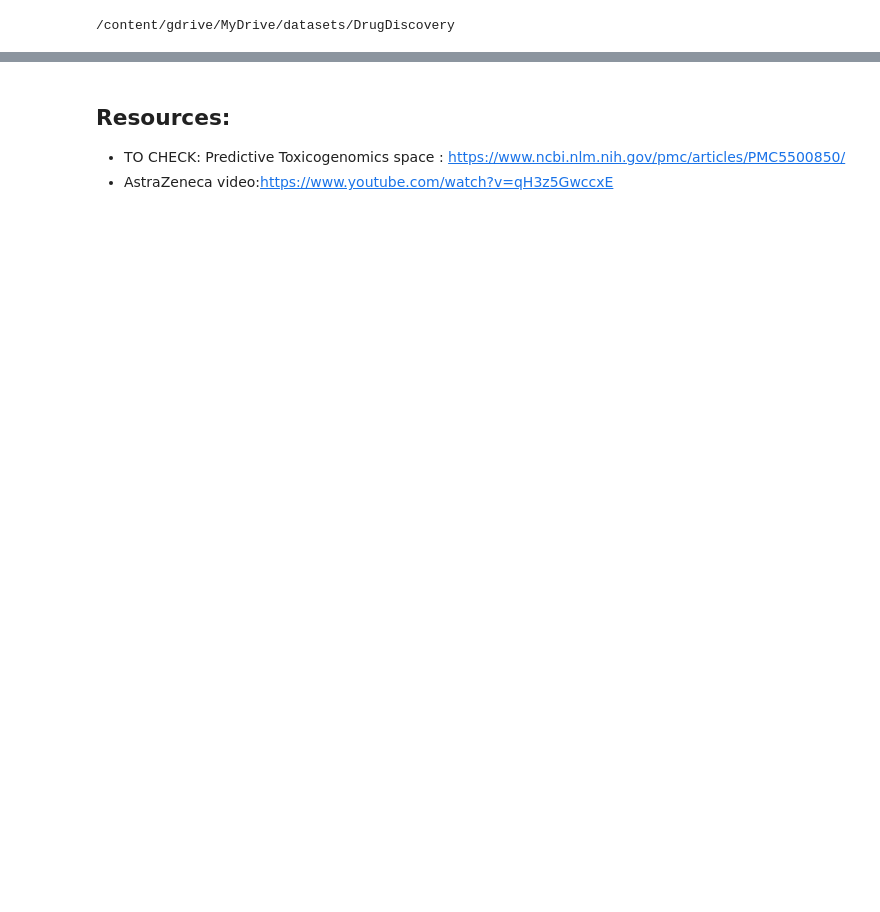
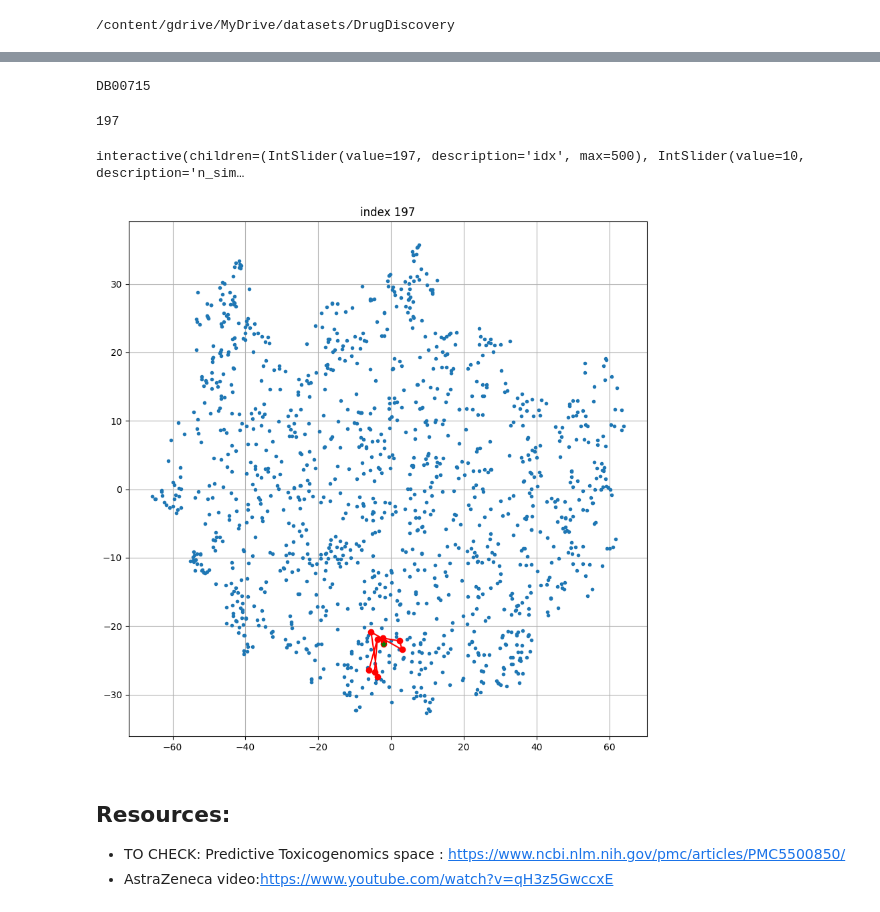
Before and after one commit to mylonasc/drug-discovery-gnns, a Jupyter notebook: dev/Drug_discovery_1.ipynb, the cells around one changed output, grey strips where cells are left out. Saved outputs shown, nothing was run; the diff lists cells and outputs as text; code cells hidden in the pictures; blank space fills up the shorter version.

```diff
--- a/dev/Drug_discovery_1.ipynb
+++ b/dev/Drug_discovery_1.ipynb
@@ -1114,0 +1183,2 @@ Full drugbank: 15235
+# %%
+res = TSNE().fit_transform(partial_emb_arr)
@@ -1115,3 +1190,59 @@ Full drugbank: 15235
+# %%
+items = [i for i in dict_drug_idx.items()]
+drug_emb_inds = np.array([key_idx[v] for k, v in items if v in key_idx])
+inv_index_drugs_local = {i : k for i,(k, v) in enumerate(items)}
+drug_emb_partials = partial_emb_arr[drug_emb_inds]
+res_drugs = res[drug_emb_inds]
+# %%
+# for convenient links in the notebook:
+class DrugbankEntry:
+    def __init__(self,dbid):
+        self.dbid = dbid
+
+    def __repr__(self):
+        return self.dbid
+
+    def _repr_html_(self):
+        return "<a href='https://go.drugbank.com/drugs/%s'>"%self.dbid + self.dbid + '</a>'
+# %% [output]
+DB00715
+# %%
+dict_drug_idx['DB01454']
+# %% [output]
+197
+# %%
+from ipywidgets import IntSlider, interact, interactive
+from IPython.display import display, HTML
+
+@interact(idx = IntSlider(value = 197, min =  0 , max = 500))
+def _plot_only_drugs_(idx, n_similars = 10):
+    # get an index of a drug,
+    # compute the N neighbrs,
+    # plot nb, print nb
+    dists = np.sum(np.square(drug_emb_partials[idx] - drug_emb_partials),1)
+    closest = np.argsort(dists)[0:n_similars]
+    clear_output()
+    pplot.figure(figsize = (10,10))
+    pplot.grid()
+    pplot.plot(res_drugs[:,0],res_drugs[:,1],'.')
+    pplot.plot(res_drugs[closest,0],res_drugs[closest,1],'or-')
+    pplot.plot(res_drugs[closest[0],0],res_drugs[closest[0],1],'*g')
+    pplot.title('index %i'%idx)
+
+    dd = dbdata_f[dbdata_f.T.apply(lambda x : x['drugbank-id'] in set(map(lambda xx : inv_index_drugs_local[xx], closest )))]
+    dd['drugbank-id'] = dd['drugbank-id'].apply(lambda x : DrugbankEntry(x))
+    display(dd)
+    for i,d in enumerate(dd['drugbank-id']):
+        s = '<div> sim: %2.3f'%dists[closest][i]
+        s += d._repr_html_()
+        s += '</div>'
+        display(HTML(s))
+
+    # for c in closest:
+    #     print(inv_index_drugs_local[c])
+# %% [output]
+interactive(children=(IntSlider(value=197, description='idx', max=500), IntSlider(value=10, description='n_sim…
+[figure, added]
 # %% [markdown]
 ## Resources:
 * TO CHECK: Predictive Toxicogenomics space : https://www.ncbi.nlm.nih.gov/pmc/articles/PMC5500850/
```
Also changed, not shown: parts of 40 cells of this notebook, 1 other file.
